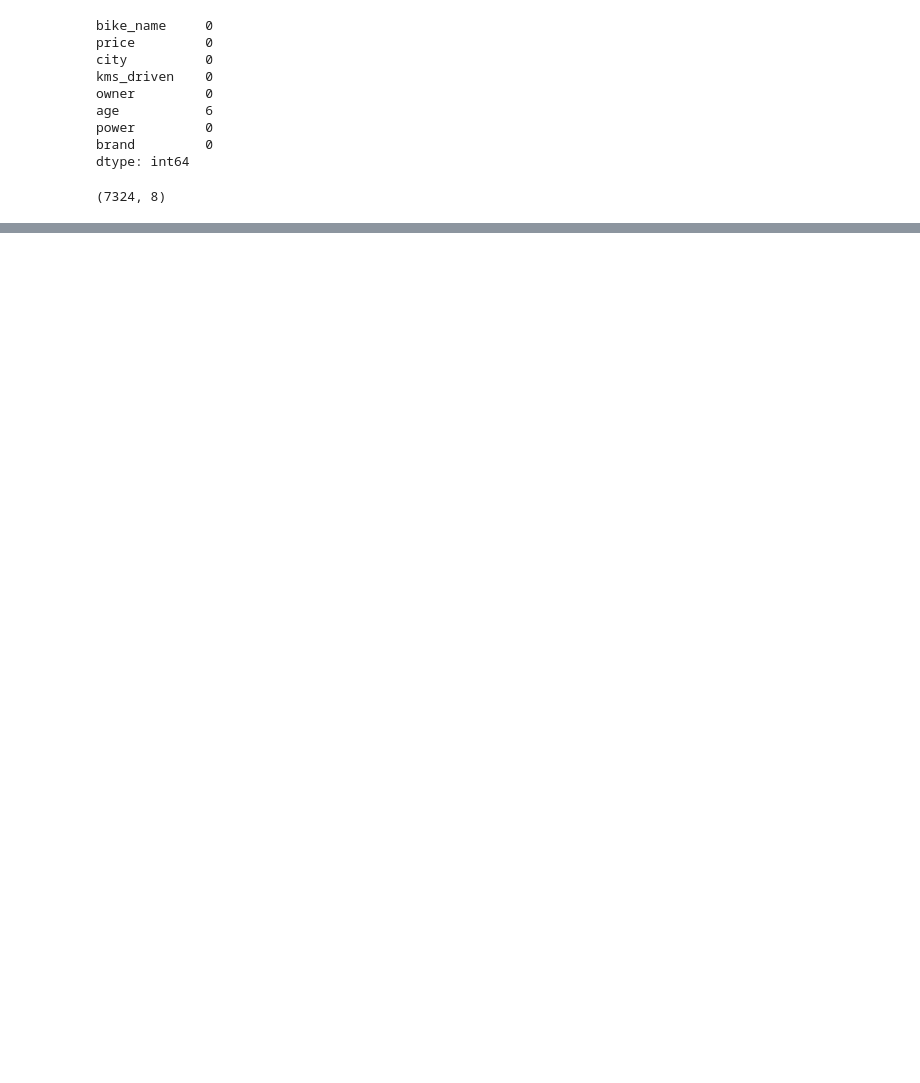
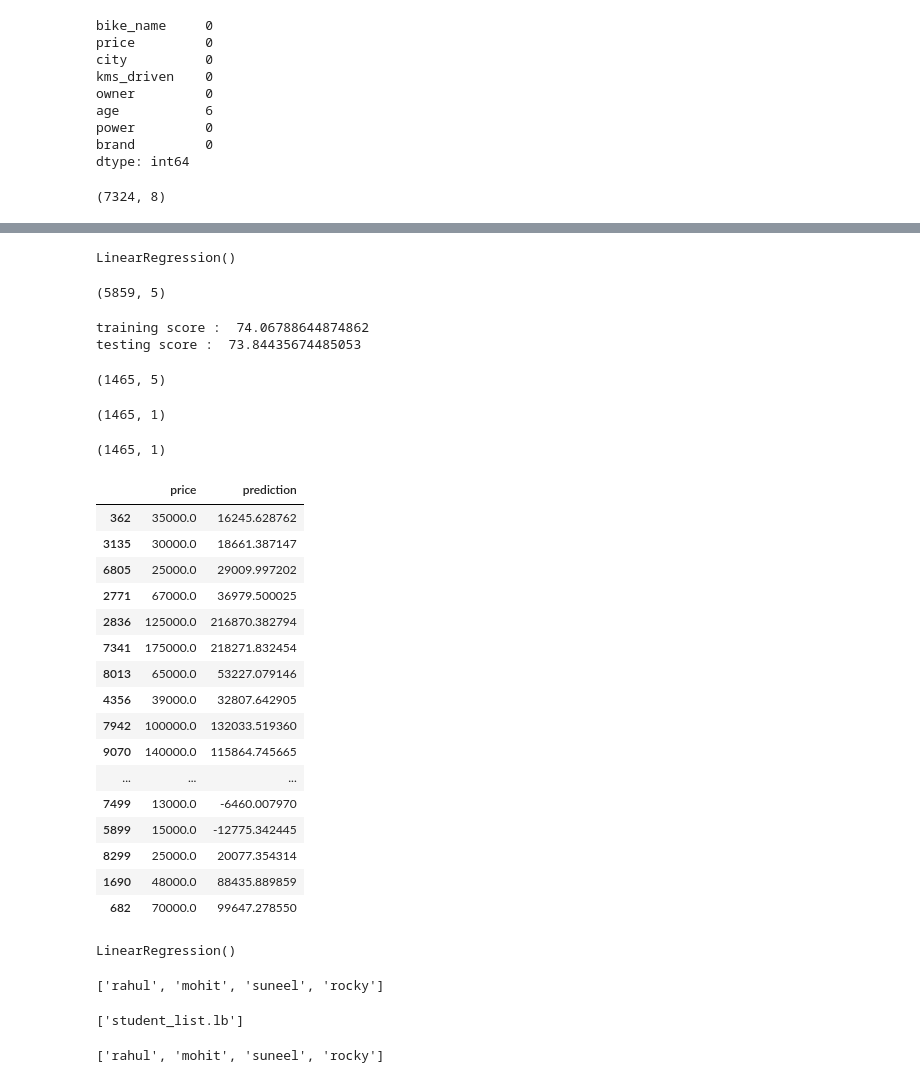
Before and after one commit to upflairs-pvt-ltd/jecrc-10-may2024, a Jupyter notebook: machine learning/regression/Untitled.ipynb, the cells around one changed output, grey strips where cells are left out. Drawn from its saved outputs; the diff is of its cells as text; code cells hidden in the pictures; blank space fills up the shorter version.

```diff
--- a/machine learning/regression/Untitled.ipynb
+++ b/machine learning/regression/Untitled.ipynb
@@ -220,0 +250,2 @@ df
+# %%
+lnr = LinearRegression()  # instance create
@@ -220,0 +261,55 @@ df
+# %%
+lnr.fit(x_train,y_train)  # to train the model
+# %% [output]
+LinearRegression()
+# %%
+x_train.shape
+# %% [output]
+(5859, 5)
+# %%
+## model evaluation  phase start
+print("training score : ",lnr.score(x_train,y_train)* 100  )
+print("testing score : ",lnr.score(x_test,y_test)* 100  )
+# %% [output]
+training score :  74.06788644874862
+testing score :  73.84435674485053
+# %%
+prediction =  lnr.predict(x_test)
+# %%
+x_test.shape
+# %% [output]
+(1465, 5)
+# %%
+prediction.shape   ## according to the algorithm  or predicted price
+# %% [output]
+(1465, 1)
+# %%
+y_test.shape   # actual price of the bike
+# %% [output]
+(1465, 1)
+# %%
+y_test['prediction'] = prediction
+# %%
+y_test.head(40)
+# %% [output]
+|  | price | prediction |
+| 362 | 35000.0 | 16245.628762 |
+| 3135 | 30000.0 | 18661.387147 |
+| 6805 | 25000.0 | 29009.997202 |
+| 2771 | 67000.0 | 36979.500025 |
+| 2836 | 125000.0 | 216870.382794 |
+| 7341 | 175000.0 | 218271.832454 |
+| 8013 | 65000.0 | 53227.079146 |
+| 4356 | 39000.0 | 32807.642905 |
+| 7942 | 100000.0 | 132033.519360 |
+| 9070 | 140000.0 | 115864.745665 |
+| ... | ... | ... |
+| 7499 | 13000.0 | -6460.007970 |
+| 5899 | 15000.0 | -12775.342445 |
+| 8299 | 25000.0 | 20077.354314 |
+| 1690 | 48000.0 | 88435.889859 |
+| 682 | 70000.0 | 99647.278550 |
+# %%
+lnr
+# %% [output]
+LinearRegression()
@@ -220,0 +318,14 @@ df
+# %%
+student_name = ['rahul','mohit','suneel','rocky']
+student_name
+# %% [output]
+['rahul', 'mohit', 'suneel', 'rocky']
+# %%
+joblib.dump(student_name,'student_list.lb')   # to write the var
+# %% [output]
+['student_list.lb']
+# %%
+loaded_var = joblib.load('student_list.lb')  # to load the variable
+loaded_var
+# %% [output]
+['rahul', 'mohit', 'suneel', 'rocky']
```
Also changed, not shown: parts of 12 cells of this notebook, 1 other file.
